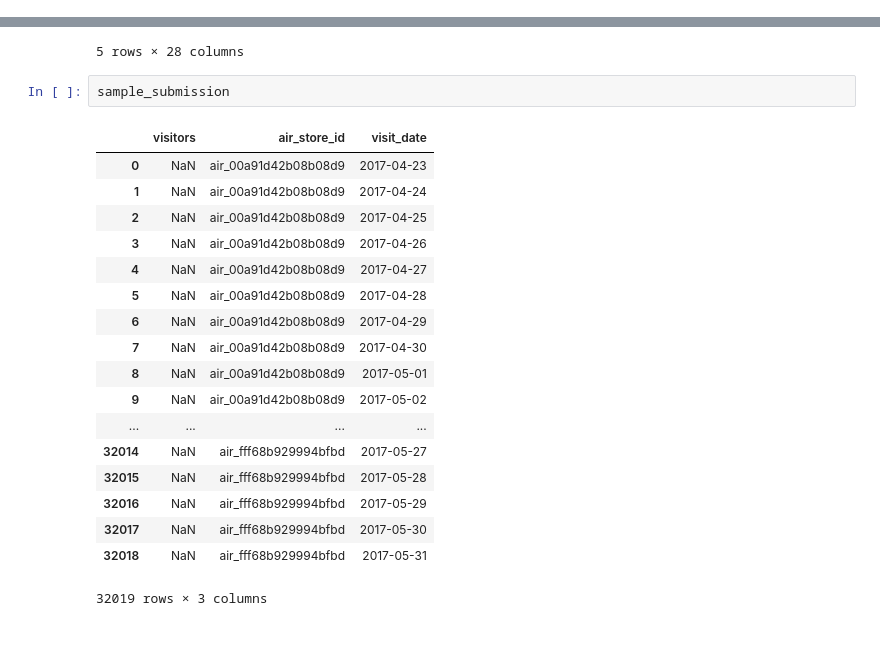
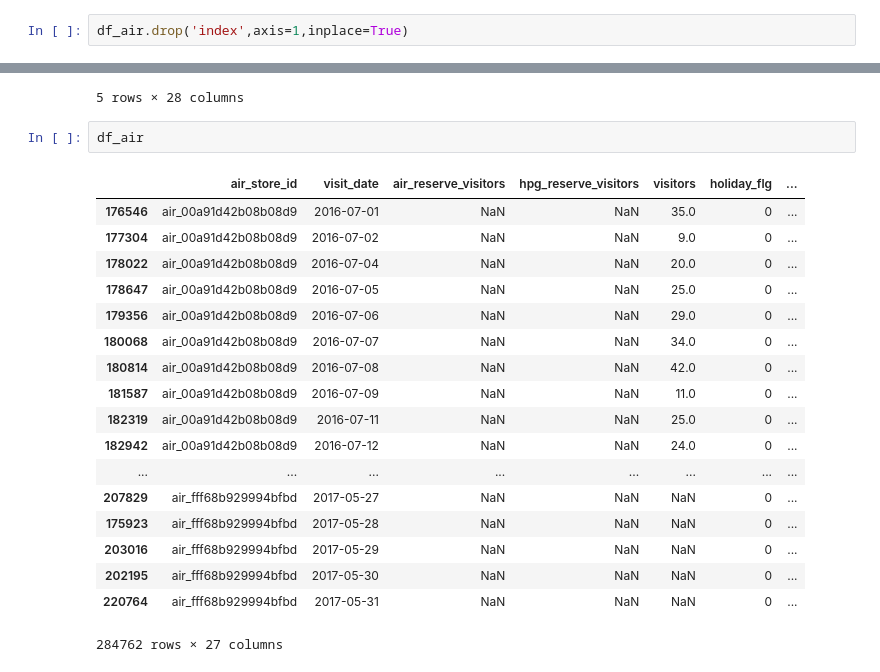
Before and after one commit to amungale/kaggle-recruitrestaurant, a Jupyter notebook: notebooks_kz/Preprocessing.ipynb, the cells around one changed output, grey strips where cells are left out. Drawn from its saved outputs; the diff is of its cells as text; blank space fills up the shorter version.

```diff
--- a/notebooks_kz/Preprocessing.ipynb
+++ b/notebooks_kz/Preprocessing.ipynb
@@ -371,6 +357,8 @@ df_air = df_air.sort_values(['air_store_id', 'visit_date'])
 #### Dummy Variables
 # %%
 df_air = pd.concat([df_air.drop('day_of_week', axis=1),(pd.get_dummies(df_air.day_of_week))], axis=1)
+# %%
+df_air.drop('index',axis=1,inplace=True)
 # %%
 pickle.dump(df_air, open('df_air2.p','wb'))
 # %%
@@ -383,24 +371,24 @@ air_data_full.head()
 | 3 | air_877f79706adbfb06 | NaN | 2016-01-01 20:00:00 | 2016-01-01 16:00:00 | 2 | ... |
 | 4 | air_db80363d35f10926 | hpg_878cc70b1abc76f7 | 2016-01-01 20:00:00 | 2016-01-01 01:00:00 | 5 | ... |
 5 rows × 28 columns
-# %%
-sample_submission
-# %% [output]
-|  | visitors | air_store_id | visit_date |
-| 0 | NaN | air_00a91d42b08b08d9 | 2017-04-23 |
-| 1 | NaN | air_00a91d42b08b08d9 | 2017-04-24 |
-| 2 | NaN | air_00a91d42b08b08d9 | 2017-04-25 |
-| 3 | NaN | air_00a91d42b08b08d9 | 2017-04-26 |
-| 4 | NaN | air_00a91d42b08b08d9 | 2017-04-27 |
-| 5 | NaN | air_00a91d42b08b08d9 | 2017-04-28 |
-| 6 | NaN | air_00a91d42b08b08d9 | 2017-04-29 |
-| 7 | NaN | air_00a91d42b08b08d9 | 2017-04-30 |
-| 8 | NaN | air_00a91d42b08b08d9 | 2017-05-01 |
-| 9 | NaN | air_00a91d42b08b08d9 | 2017-05-02 |
-| ... | ... | ... | ... |
-| 32014 | NaN | air_fff68b929994bfbd | 2017-05-27 |
-| 32015 | NaN | air_fff68b929994bfbd | 2017-05-28 |
-| 32016 | NaN | air_fff68b929994bfbd | 2017-05-29 |
-| 32017 | NaN | air_fff68b929994bfbd | 2017-05-30 |
-| 32018 | NaN | air_fff68b929994bfbd | 2017-05-31 |
-32019 rows × 3 columns
+# %%
+df_air
+# %% [output]
+|  | air_store_id | visit_date | air_reserve_visitors | hpg_reserve_visitors | visitors | holiday_flg | ... |
+| 176546 | air_00a91d42b08b08d9 | 2016-07-01 | NaN | NaN | 35.0 | 0 | ... |
+| 177304 | air_00a91d42b08b08d9 | 2016-07-02 | NaN | NaN | 9.0 | 0 | ... |
+| 178022 | air_00a91d42b08b08d9 | 2016-07-04 | NaN | NaN | 20.0 | 0 | ... |
+| 178647 | air_00a91d42b08b08d9 | 2016-07-05 | NaN | NaN | 25.0 | 0 | ... |
+| 179356 | air_00a91d42b08b08d9 | 2016-07-06 | NaN | NaN | 29.0 | 0 | ... |
+| 180068 | air_00a91d42b08b08d9 | 2016-07-07 | NaN | NaN | 34.0 | 0 | ... |
+| 180814 | air_00a91d42b08b08d9 | 2016-07-08 | NaN | NaN | 42.0 | 0 | ... |
+| 181587 | air_00a91d42b08b08d9 | 2016-07-09 | NaN | NaN | 11.0 | 0 | ... |
+| 182319 | air_00a91d42b08b08d9 | 2016-07-11 | NaN | NaN | 25.0 | 0 | ... |
+| 182942 | air_00a91d42b08b08d9 | 2016-07-12 | NaN | NaN | 24.0 | 0 | ... |
+| ... | ... | ... | ... | ... | ... | ... | ... |
+| 207829 | air_fff68b929994bfbd | 2017-05-27 | NaN | NaN | NaN | 0 | ... |
+| 175923 | air_fff68b929994bfbd | 2017-05-28 | NaN | NaN | NaN | 0 | ... |
+| 203016 | air_fff68b929994bfbd | 2017-05-29 | NaN | NaN | NaN | 0 | ... |
+| 202195 | air_fff68b929994bfbd | 2017-05-30 | NaN | NaN | NaN | 0 | ... |
+| 220764 | air_fff68b929994bfbd | 2017-05-31 | NaN | NaN | NaN | 0 | ... |
+284762 rows × 27 columns
```
Also changed, not shown: parts of 12 cells of this notebook.
